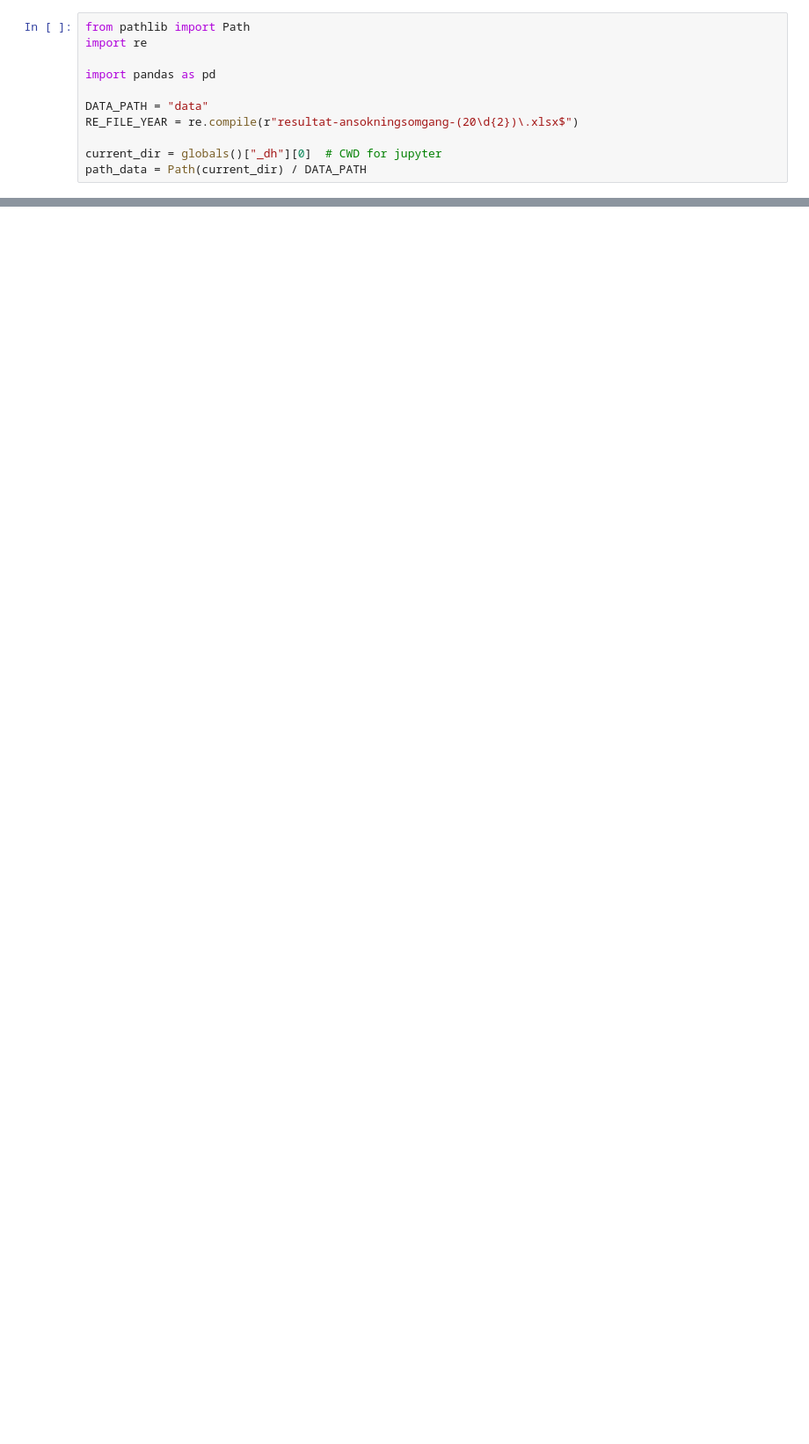
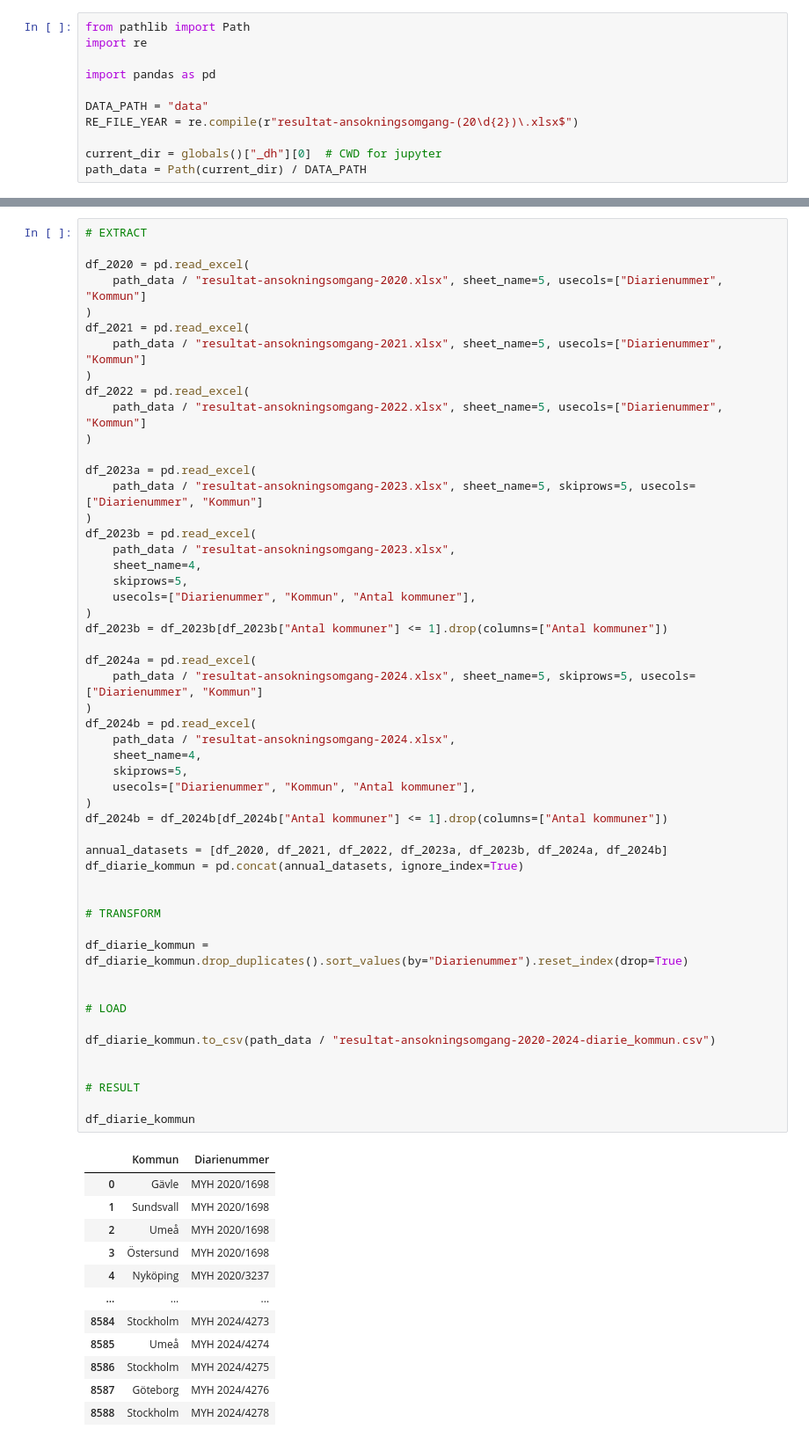
Before and after one commit to REAndreas/The_skool_grupp_3, a Jupyter notebook: eda/eda_hugo/ETL_resultat-ansokningsomgang-0000.ipynb, the cells around one changed output, grey strips where cells are left out. Shown at 88% size. Saved outputs shown, nothing was run; the diff lists cells and outputs as text; blank space fills up the shorter version.

Commit message:
add: ETL for 'Ansökningar med beslut' and look-up table for Diarienummer-Kommun

```diff
--- a/eda/eda_hugo/ETL_resultat-ansokningsomgang-0000.ipynb
+++ b/eda/eda_hugo/ETL_resultat-ansokningsomgang-0000.ipynb
@@ -71,0 +74,65 @@ df_tabell1
+# %%
+# EXTRACT
+
+df_2020 = pd.read_excel(
+    path_data / "resultat-ansokningsomgang-2020.xlsx", sheet_name=5, usecols=["Diarienummer", "Kommun"]
+)
+df_2021 = pd.read_excel(
+    path_data / "resultat-ansokningsomgang-2021.xlsx", sheet_name=5, usecols=["Diarienummer", "Kommun"]
+)
+df_2022 = pd.read_excel(
+    path_data / "resultat-ansokningsomgang-2022.xlsx", sheet_name=5, usecols=["Diarienummer", "Kommun"]
+)
+
+df_2023a = pd.read_excel(
+    path_data / "resultat-ansokningsomgang-2023.xlsx", sheet_name=5, skiprows=5, usecols=["Diarienummer", "Kommun"]
+)
+df_2023b = pd.read_excel(
+    path_data / "resultat-ansokningsomgang-2023.xlsx",
+    sheet_name=4,
+    skiprows=5,
+    usecols=["Diarienummer", "Kommun", "Antal kommuner"],
+)
+df_2023b = df_2023b[df_2023b["Antal kommuner"] <= 1].drop(columns=["Antal kommuner"])
+
+df_2024a = pd.read_excel(
+    path_data / "resultat-ansokningsomgang-2024.xlsx", sheet_name=5, skiprows=5, usecols=["Diarienummer", "Kommun"]
+)
+df_2024b = pd.read_excel(
+    path_data / "resultat-ansokningsomgang-2024.xlsx",
+    sheet_name=4,
+    skiprows=5,
+    usecols=["Diarienummer", "Kommun", "Antal kommuner"],
+)
+df_2024b = df_2024b[df_2024b["Antal kommuner"] <= 1].drop(columns=["Antal kommuner"])
+
+annual_datasets = [df_2020, df_2021, df_2022, df_2023a, df_2023b, df_2024a, df_2024b]
+df_diarie_kommun = pd.concat(annual_datasets, ignore_index=True)
+
+
+# TRANSFORM
+
+df_diarie_kommun = df_diarie_kommun.drop_duplicates().sort_values(by="Diarienummer").reset_index(drop=True)
+
+
+# LOAD
+
+df_diarie_kommun.to_csv(path_data / "resultat-ansokningsomgang-2020-2024-diarie_kommun.csv")
+
+
+# RESULT
+
+df_diarie_kommun
+# %% [output]
+|  | Kommun | Diarienummer |
+| 0 | Gävle | MYH 2020/1698 |
+| 1 | Sundsvall | MYH 2020/1698 |
+| 2 | Umeå | MYH 2020/1698 |
+| 3 | Östersund | MYH 2020/1698 |
+| 4 | Nyköping | MYH 2020/3237 |
+| ... | ... | ... |
+| 8584 | Stockholm | MYH 2024/4273 |
+| 8585 | Umeå | MYH 2024/4274 |
+| 8586 | Stockholm | MYH 2024/4275 |
+| 8587 | Göteborg | MYH 2024/4276 |
+| 8588 | Stockholm | MYH 2024/4278 |
```
Also changed, not shown: parts of 7 cells of this notebook.
